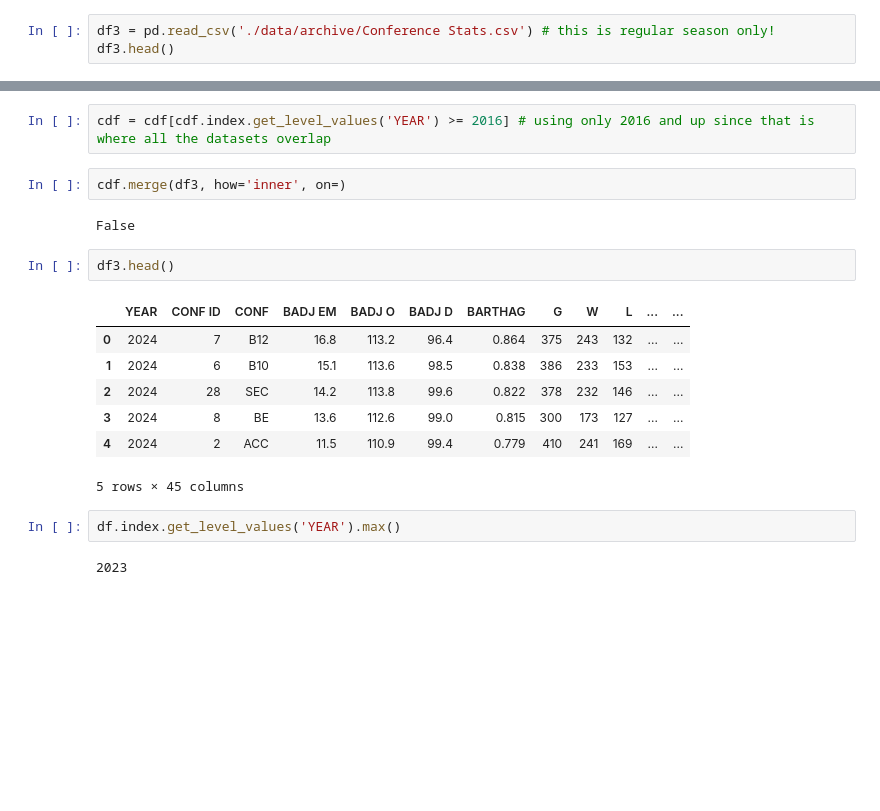
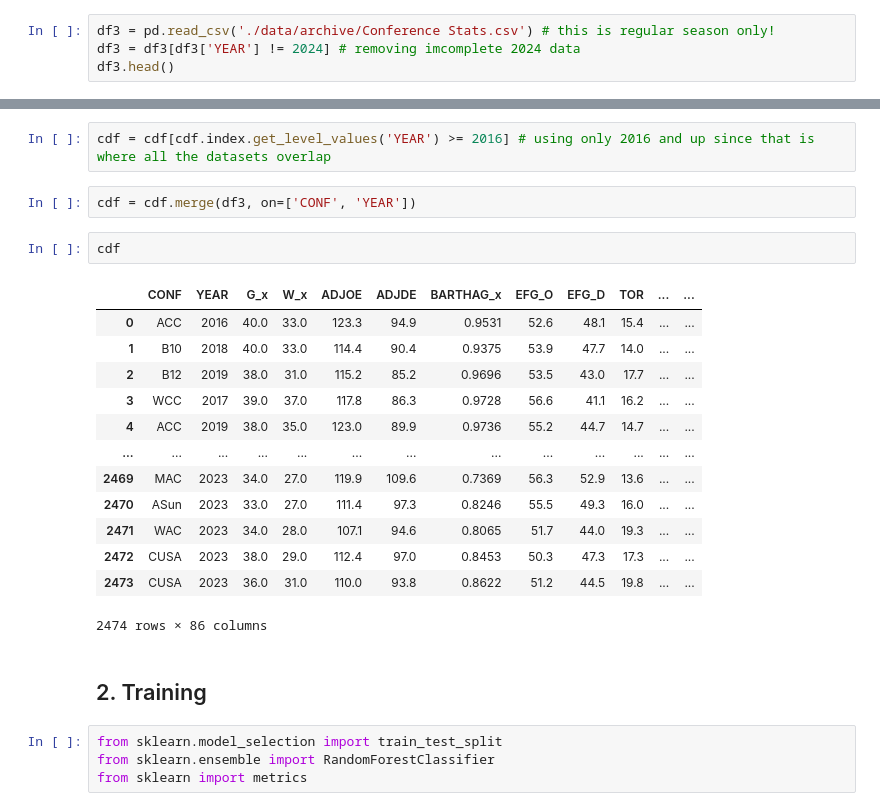
Before and after one commit to glenjoy99/bracket_prediction24, a Jupyter notebook: predict.ipynb, the cells around one changed output, grey strips where cells are left out. Cells and saved outputs as stored; diff of their text form; blank space fills up the shorter version.

```diff
--- a/predict.ipynb
+++ b/predict.ipynb
@@ -45,6 +45,7 @@ df2.head()
 ### Data Source 3: Conference Stats
 # %%
 df3 = pd.read_csv('./data/archive/Conference Stats.csv') # this is regular season only!
+df3 = df3[df3['YEAR'] != 2024] # removing imcomplete 2024 data
 df3.head()
 # %% [output]
 |  | YEAR | CONF ID | CONF | BADJ EM | BADJ O | BADJ D | BARTHAG | G | W | L | ... | ... |
@@ -100,20 +101,26 @@ cdf.head()
 # %%
 cdf = cdf[cdf.index.get_level_values('YEAR') >= 2016] # using only 2016 and up since that is where all the datasets overlap
 # %%
-cdf.merge(df3, how='inner', on=)
+cdf = cdf.merge(df3, on=['CONF', 'YEAR'])
-# %% [output]
-False
 # %%
-df3.head()
+cdf
 # %% [output]
-|  | YEAR | CONF ID | CONF | BADJ EM | BADJ O | BADJ D | BARTHAG | G | W | L | ... | ... |
-| 0 | 2024 | 7 | B12 | 16.8 | 113.2 | 96.4 | 0.864 | 375 | 243 | 132 | ... | ... |
-| 1 | 2024 | 6 | B10 | 15.1 | 113.6 | 98.5 | 0.838 | 386 | 233 | 153 | ... | ... |
-| 2 | 2024 | 28 | SEC | 14.2 | 113.8 | 99.6 | 0.822 | 378 | 232 | 146 | ... | ... |
-| 3 | 2024 | 8 | BE | 13.6 | 112.6 | 99.0 | 0.815 | 300 | 173 | 127 | ... | ... |
-| 4 | 2024 | 2 | ACC | 11.5 | 110.9 | 99.4 | 0.779 | 410 | 241 | 169 | ... | ... |
+|  | CONF | YEAR | G_x | W_x | ADJOE | ADJDE | BARTHAG_x | EFG_O | EFG_D | TOR | ... | ... |
+| 0 | ACC | 2016 | 40.0 | 33.0 | 123.3 | 94.9 | 0.9531 | 52.6 | 48.1 | 15.4 | ... | ... |
+| 1 | B10 | 2018 | 40.0 | 33.0 | 114.4 | 90.4 | 0.9375 | 53.9 | 47.7 | 14.0 | ... | ... |
+| 2 | B12 | 2019 | 38.0 | 31.0 | 115.2 | 85.2 | 0.9696 | 53.5 | 43.0 | 17.7 | ... | ... |
+| 3 | WCC | 2017 | 39.0 | 37.0 | 117.8 | 86.3 | 0.9728 | 56.6 | 41.1 | 16.2 | ... | ... |
+| 4 | ACC | 2019 | 38.0 | 35.0 | 123.0 | 89.9 | 0.9736 | 55.2 | 44.7 | 14.7 | ... | ... |
+| ... | ... | ... | ... | ... | ... | ... | ... | ... | ... | ... | ... | ... |
+| 2469 | MAC | 2023 | 34.0 | 27.0 | 119.9 | 109.6 | 0.7369 | 56.3 | 52.9 | 13.6 | ... | ... |
+| 2470 | ASun | 2023 | 33.0 | 27.0 | 111.4 | 97.3 | 0.8246 | 55.5 | 49.3 | 16.0 | ... | ... |
+| 2471 | WAC | 2023 | 34.0 | 28.0 | 107.1 | 94.6 | 0.8065 | 51.7 | 44.0 | 19.3 | ... | ... |
+| 2472 | CUSA | 2023 | 38.0 | 29.0 | 112.4 | 97.0 | 0.8453 | 50.3 | 47.3 | 17.3 | ... | ... |
+| 2473 | CUSA | 2023 | 36.0 | 31.0 | 110.0 | 93.8 | 0.8622 | 51.2 | 44.5 | 19.8 | ... | ... |
-5 rows × 45 columns
+2474 rows × 86 columns
-# %%
-df.index.get_level_values('YEAR').max()
-# %% [output]
-2023
+# %% [markdown]
+## 2. Training
+# %%
+from sklearn.model_selection import train_test_split
+from sklearn.ensemble import RandomForestClassifier
+from sklearn import metrics
```
Also changed, not shown: parts of 1 cell of this notebook, 1 other file.
